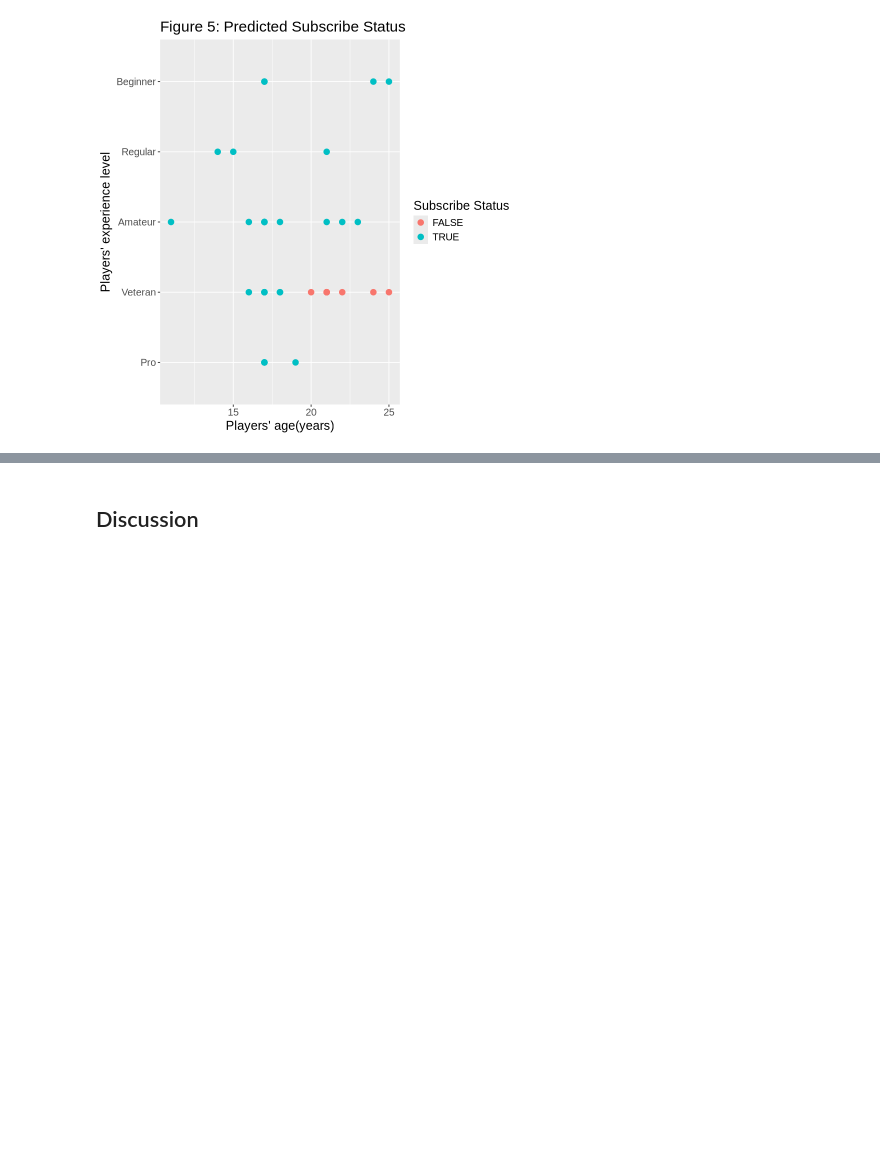
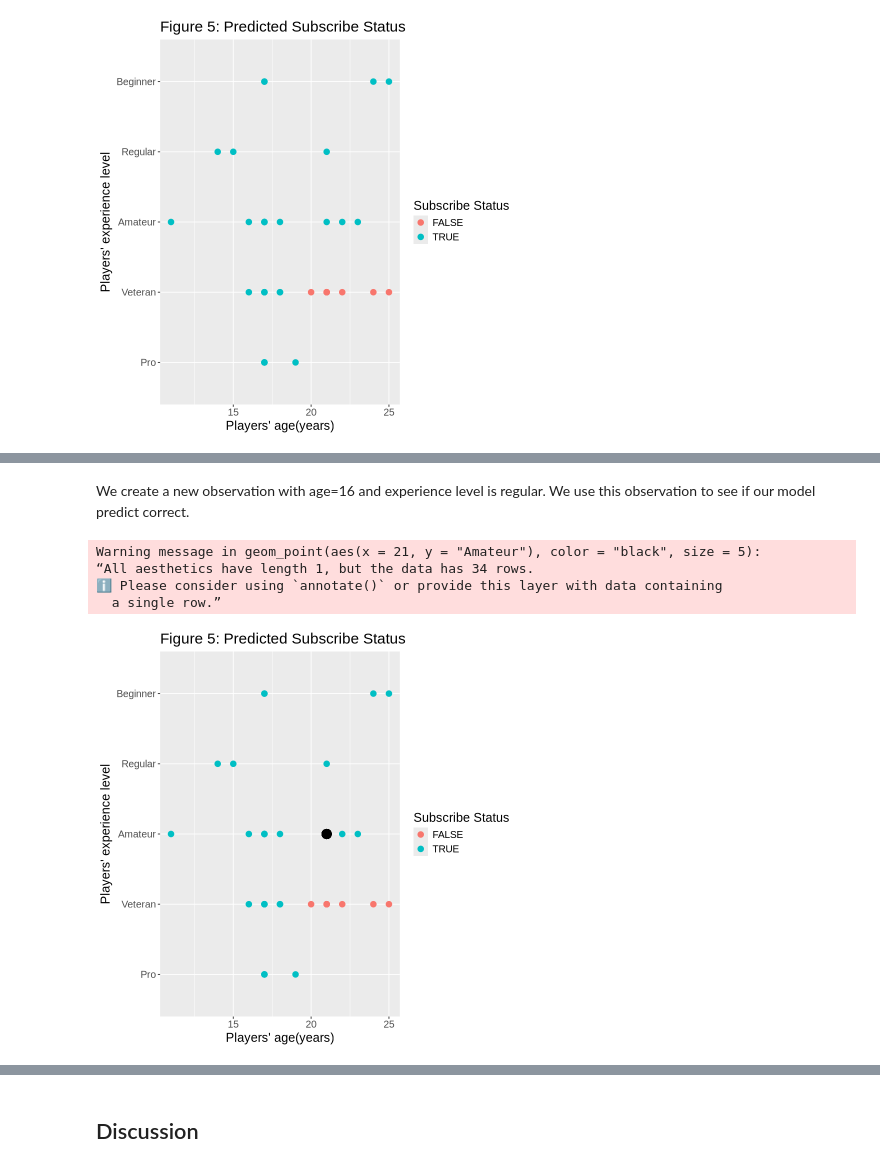
Before and after one commit to dod0bird/Dsci-Group-Project, a Jupyter notebook: Group report.ipynb, the cells around one changed output, grey strips where cells are left out. Saved outputs shown, nothing was run; the diff lists cells and outputs as text; code cells hidden in the pictures; blank space fills up the shorter version.

```diff
--- a/Group report.ipynb
+++ b/Group report.ipynb
@@ -452,3 +452,15 @@ predicted_subscribe <- players_predictions |>
 predicted_subscribe
 # %% [output]
 [figure]
+# %%
+predicted_subscribe <- players_predictions |>
+  ggplot(aes(x = Age, y = experience, color = .pred_class)) +
+  geom_point(size = 3) +
+  labs(
+    x = "Players' age(years)",
+    y = "Players' experience level",
+    title = "Figure 5: Predicted Subscribe Status",
+    color = "Subscribe Status"
+  ) +
+  theme(text = element_text(size = 15))
+predicted_subscribe
@@ -454,0 +469,11 @@ predicted_subscribe
+# %% [markdown]
+We create a new observation with age=16 and experience level is regular. We use this observation to see if our model predict correct.
+# %%
+predicted_subscribe +
+geom_point(aes(x = 21, y = "Amateur"), color = "black", size = 5)
+# %% [output]
+Warning message in geom_point(aes(x = 21, y = "Amateur"), color = "black", size = 5):
+“All aesthetics have length 1, but the data has 34 rows.
+ℹ Please consider using `annotate()` or provide this layer with data containing
+  a single row.”
+[figure, added]
```
Also changed, not shown: parts of 3 cells of this notebook.
